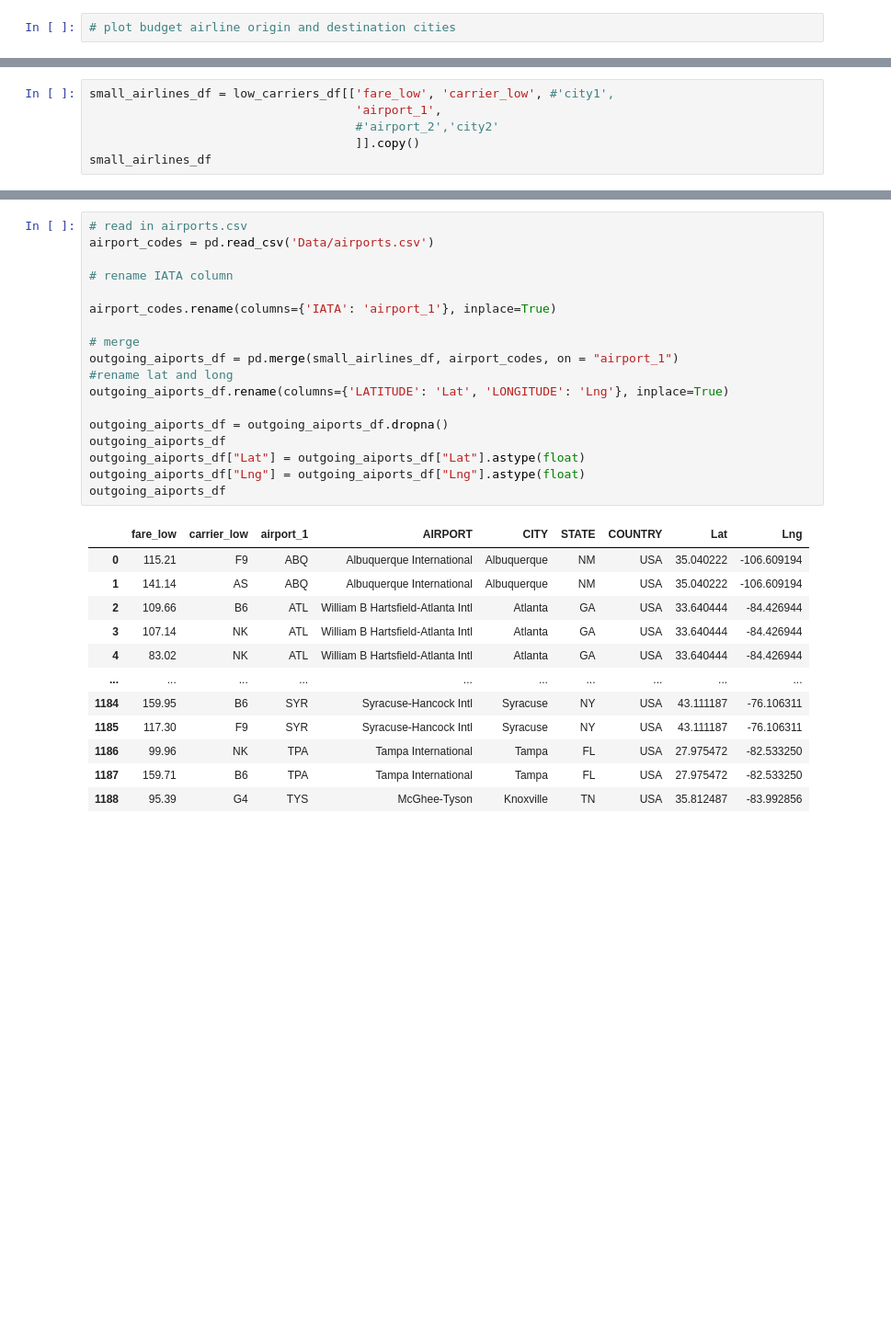
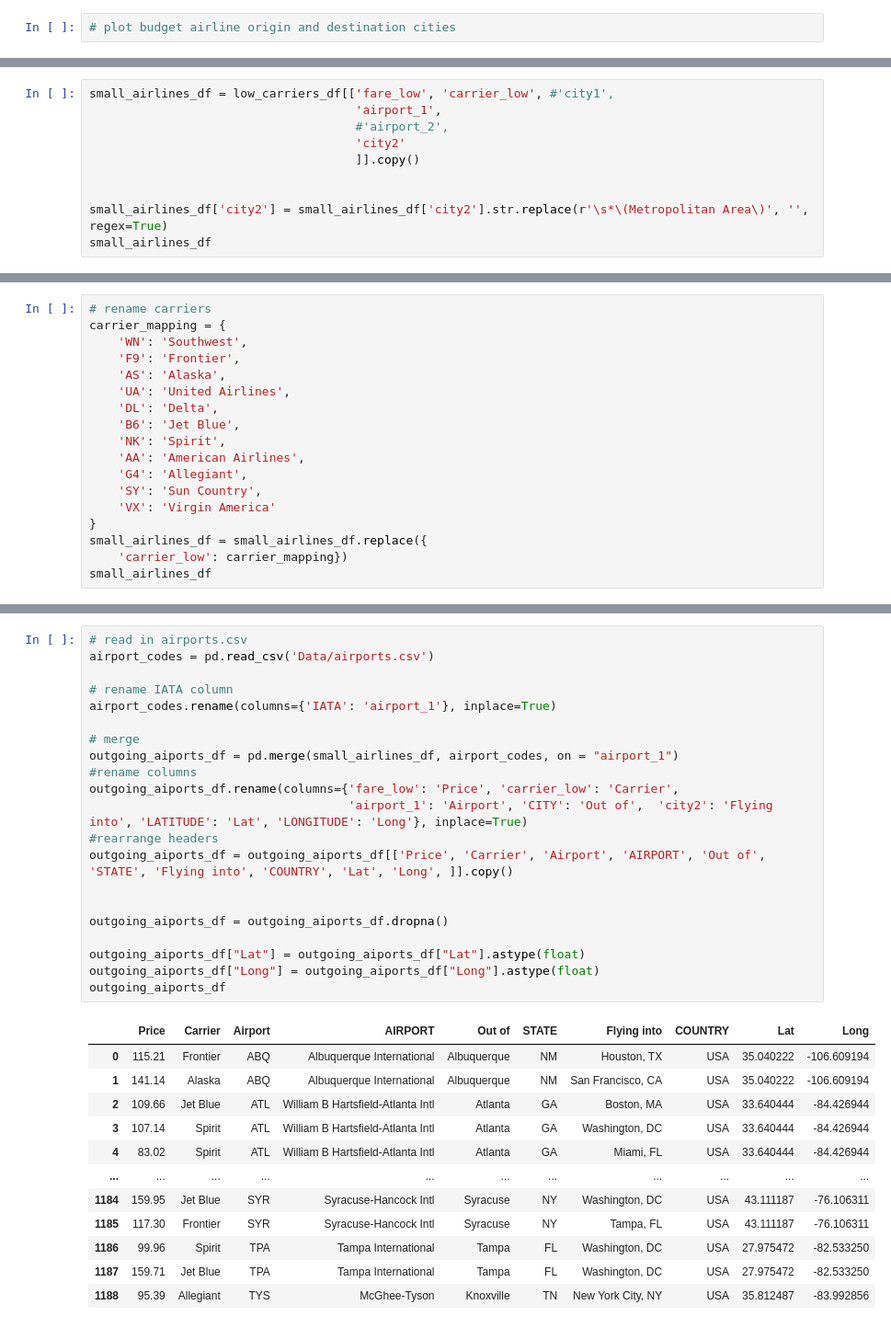
Before and after one commit to cosmopaladin/project-1, a Jupyter notebook: airfare.ipynb, the cells around one changed output, grey strips where cells are left out. Shown at 92% size. Saved outputs shown, nothing was run; the diff lists cells and outputs as text; blank space fills up the shorter version.

```diff
--- a/airfare.ipynb
+++ b/airfare.ipynb
@@ -361,7 +361,11 @@ low_carriers_df.dropna().head()
 # %%
 small_airlines_df = low_carriers_df[['fare_low', 'carrier_low', #'city1',
                                      'airport_1',
-                                     #'airport_2','city2'
+                                     #'airport_2',
+                                     'city2'
                                      ]].copy()
+
+
+small_airlines_df['city2'] = small_airlines_df['city2'].str.replace(r'\s*\(Metropolitan Area\)', '', regex=True)
 small_airlines_df
 # %% [output]
@@ -380,0 +385,18 @@ small_airlines_df
+# %%
+# rename carriers
+carrier_mapping = {
+    'WN': 'Southwest',
+    'F9': 'Frontier',
+    'AS': 'Alaska',
+    'UA': 'United Airlines',
+    'DL': 'Delta',
+    'B6': 'Jet Blue',
+    'NK': 'Spirit',
+    'AA': 'American Airlines',
+    'G4': 'Allegiant',
+    'SY': 'Sun Country',
+    'VX': 'Virgin America'
+}
+small_airlines_df = small_airlines_df.replace({
+    'carrier_low': carrier_mapping})
+small_airlines_df
@@ -381,31 +417,34 @@ small_airlines_df
 # %%
 # read in airports.csv
 airport_codes = pd.read_csv('Data/airports.csv')
 
 # rename IATA column
-
 airport_codes.rename(columns={'IATA': 'airport_1'}, inplace=True)
 
 # merge
 outgoing_aiports_df = pd.merge(small_airlines_df, airport_codes, on = "airport_1")
-#rename lat and long
-outgoing_aiports_df.rename(columns={'LATITUDE': 'Lat', 'LONGITUDE': 'Lng'}, inplace=True)
+#rename columns
+outgoing_aiports_df.rename(columns={'fare_low': 'Price', 'carrier_low': 'Carrier',
+                                    'airport_1': 'Airport', 'CITY': 'Out of',  'city2': 'Flying into', 'LATITUDE': 'Lat', 'LONGITUDE': 'Long'}, inplace=True)
+#rearrange headers
+outgoing_aiports_df = outgoing_aiports_df[['Price', 'Carrier', 'Airport', 'AIRPORT', 'Out of', 'STATE', 'Flying into', 'COUNTRY', 'Lat', 'Long', ]].copy()
+
 
 outgoing_aiports_df = outgoing_aiports_df.dropna()
+
+outgoing_aiports_df["Lat"] = outgoing_aiports_df["Lat"].astype(float)
+outgoing_aiports_df["Long"] = outgoing_aiports_df["Long"].astype(float)
 outgoing_aiports_df
-outgoing_aiports_df["Lat"] = outgoing_aiports_df["Lat"].astype(float)
-outgoing_aiports_df["Lng"] = outgoing_aiports_df["Lng"].astype(float)
-outgoing_aiports_df
 # %% [output]
-|  | fare_low | carrier_low | airport_1 | AIRPORT | CITY | STATE | COUNTRY | Lat | Lng |
-| 0 | 115.21 | F9 | ABQ | Albuquerque International | Albuquerque | NM | USA | 35.040222 | -106.609194 |
-| 1 | 141.14 | AS | ABQ | Albuquerque International | Albuquerque | NM | USA | 35.040222 | -106.609194 |
-| 2 | 109.66 | B6 | ATL | William B Hartsfield-Atlanta Intl | Atlanta | GA | USA | 33.640444 | -84.426944 |
-| 3 | 107.14 | NK | ATL | William B Hartsfield-Atlanta Intl | Atlanta | GA | USA | 33.640444 | -84.426944 |
-| 4 | 83.02 | NK | ATL | William B Hartsfield-Atlanta Intl | Atlanta | GA | USA | 33.640444 | -84.426944 |
-| ... | ... | ... | ... | ... | ... | ... | ... | ... | ... |
-| 1184 | 159.95 | B6 | SYR | Syracuse-Hancock Intl | Syracuse | NY | USA | 43.111187 | -76.106311 |
-| 1185 | 117.30 | F9 | SYR | Syracuse-Hancock Intl | Syracuse | NY | USA | 43.111187 | -76.106311 |
-| 1186 | 99.96 | NK | TPA | Tampa International | Tampa | FL | USA | 27.975472 | -82.533250 |
-| 1187 | 159.71 | B6 | TPA | Tampa International | Tampa | FL | USA | 27.975472 | -82.533250 |
-| 1188 | 95.39 | G4 | TYS | McGhee-Tyson | Knoxville | TN | USA | 35.812487 | -83.992856 |
+|  | Price | Carrier | Airport | AIRPORT | Out of | STATE | Flying into | COUNTRY | Lat | Long |
+| 0 | 115.21 | Frontier | ABQ | Albuquerque International | Albuquerque | NM | Houston, TX | USA | 35.040222 | -106.609194 |
+| 1 | 141.14 | Alaska | ABQ | Albuquerque International | Albuquerque | NM | San Francisco, CA | USA | 35.040222 | -106.609194 |
+| 2 | 109.66 | Jet Blue | ATL | William B Hartsfield-Atlanta Intl | Atlanta | GA | Boston, MA | USA | 33.640444 | -84.426944 |
+| 3 | 107.14 | Spirit | ATL | William B Hartsfield-Atlanta Intl | Atlanta | GA | Washington, DC | USA | 33.640444 | -84.426944 |
+| 4 | 83.02 | Spirit | ATL | William B Hartsfield-Atlanta Intl | Atlanta | GA | Miami, FL | USA | 33.640444 | -84.426944 |
+| ... | ... | ... | ... | ... | ... | ... | ... | ... | ... | ... |
+| 1184 | 159.95 | Jet Blue | SYR | Syracuse-Hancock Intl | Syracuse | NY | Washington, DC | USA | 43.111187 | -76.106311 |
+| 1185 | 117.30 | Frontier | SYR | Syracuse-Hancock Intl | Syracuse | NY | Tampa, FL | USA | 43.111187 | -76.106311 |
+| 1186 | 99.96 | Spirit | TPA | Tampa International | Tampa | FL | Washington, DC | USA | 27.975472 | -82.533250 |
+| 1187 | 159.71 | Jet Blue | TPA | Tampa International | Tampa | FL | Washington, DC | USA | 27.975472 | -82.533250 |
+| 1188 | 95.39 | Allegiant | TYS | McGhee-Tyson | Knoxville | TN | New York City, NY | USA | 35.812487 | -83.992856 |
```
Also changed, not shown: parts of 7 cells of this notebook, 2 other files.
